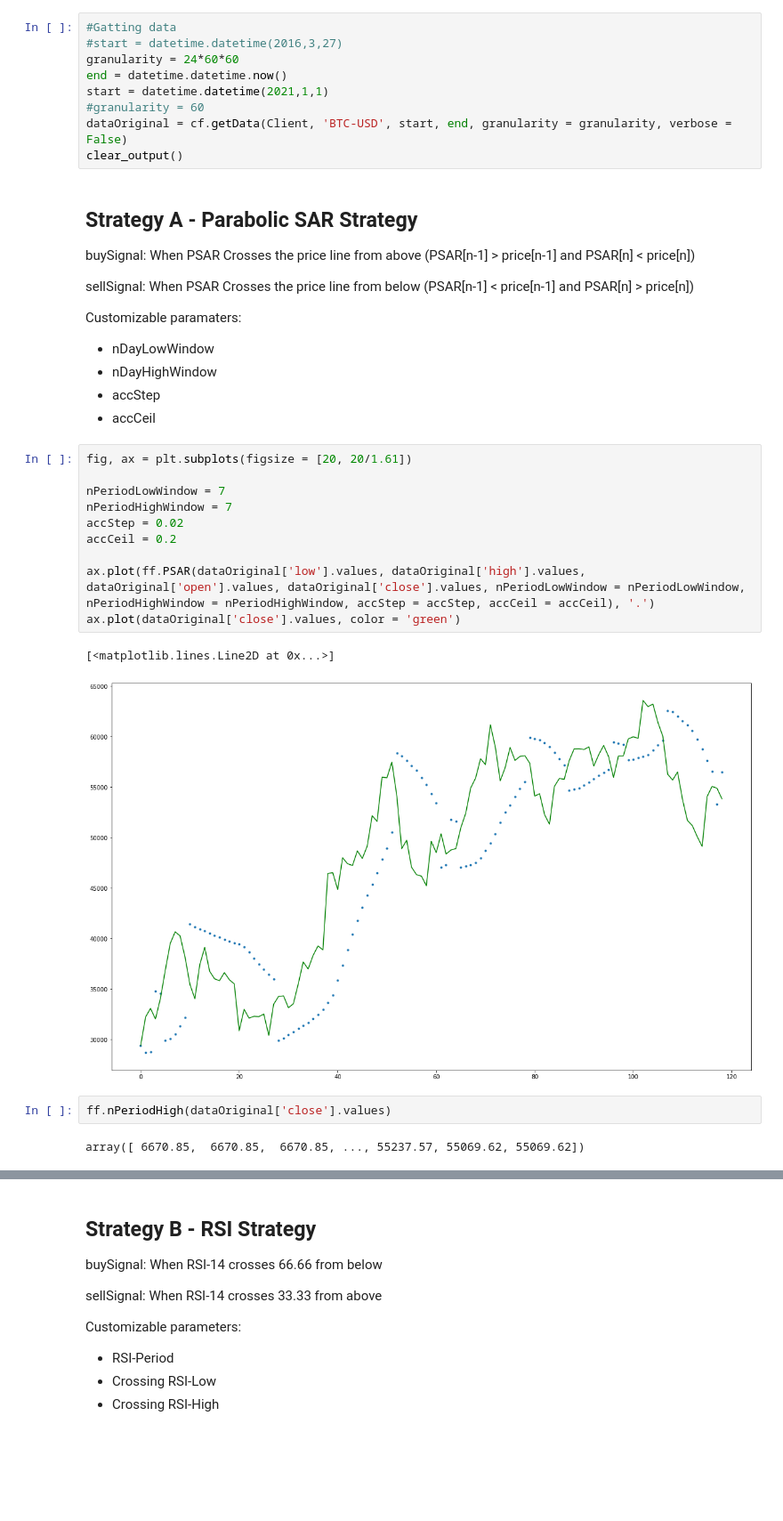
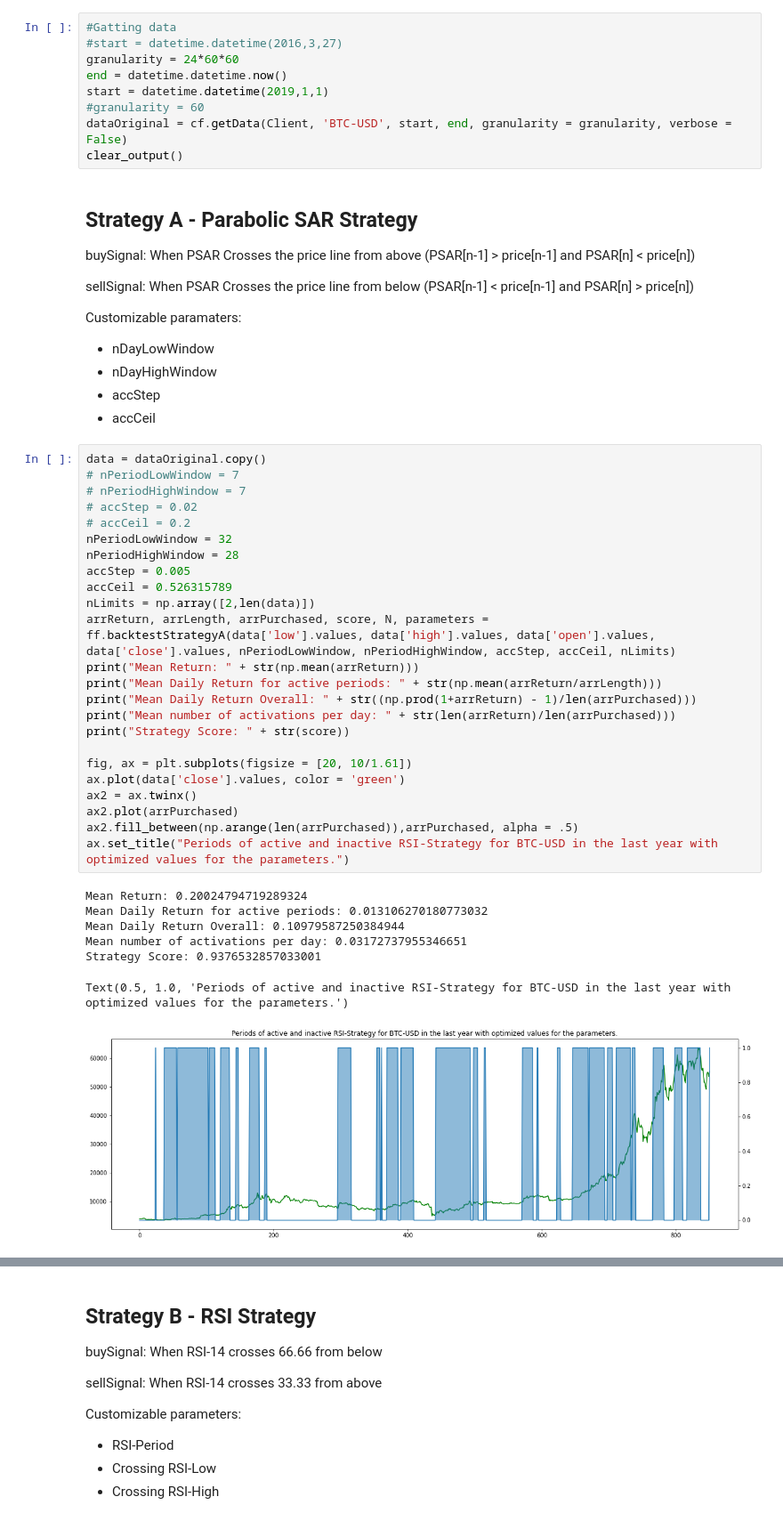
Before and after one commit to Andrerg01/fredinhouTradingBot, a Jupyter notebook: Coinbase_Trader_4.0/src/Prototyping.ipynb, the cells around one changed output, grey strips where cells are left out. Shown at 89% size. Drawn from its saved outputs; the diff is of its cells as text; blank space fills up the shorter version.

```diff
--- a/Coinbase_Trader_4.0/src/Prototyping.ipynb
+++ b/Coinbase_Trader_4.0/src/Prototyping.ipynb
@@ -126,7 +126,7 @@ data
 #start = datetime.datetime(2016,3,27)
 granularity = 24*60*60
 end = datetime.datetime.now()
-start = datetime.datetime(2021,1,1)
+start = datetime.datetime(2019,1,1)
 #granularity = 60
 dataOriginal = cf.getData(Client, 'BTC-USD', start, end, granularity = granularity, verbose = False)
 clear_output()
@@ -142,20 +142,35 @@ Customizable paramaters:
  - nDayHighWindow
  - accStep
  - accCeil
-# %%
-fig, ax = plt.subplots(figsize = [20, 20/1.61])
-
-nPeriodLowWindow = 7
-nPeriodHighWindow = 7
-accStep = 0.02
-accCeil = 0.2
-
-ax.plot(ff.PSAR(dataOriginal['low'].values, dataOriginal['high'].values, dataOriginal['open'].values, dataOriginal['close'].values, nPeriodLowWindow = nPeriodLowWindow, nPeriodHighWindow = nPeriodHighWindow, accStep = accStep, accCeil = accCeil), '.')
-ax.plot(dataOriginal['close'].values, color = 'green')
-# %% [output]
-[<matplotlib.lines.Line2D at 0x...>]
-[figure, removed]
-# %%
-ff.nPeriodHigh(dataOriginal['close'].values)
-# %% [output]
-array([ 6670.85,  6670.85,  6670.85, ..., 55237.57, 55069.62, 55069.62])
+# %%
+data = dataOriginal.copy()
+# nPeriodLowWindow = 7
+# nPeriodHighWindow = 7
+# accStep = 0.02
+# accCeil = 0.2
+nPeriodLowWindow = 32
+nPeriodHighWindow = 28
+accStep = 0.005
+accCeil = 0.526315789
+nLimits = np.array([2,len(data)])
+arrReturn, arrLength, arrPurchased, score, N, parameters = ff.backtestStrategyA(data['low'].values, data['high'].values, data['open'].values, data['close'].values, nPeriodLowWindow, nPeriodHighWindow, accStep, accCeil, nLimits)
+print("Mean Return: " + str(np.mean(arrReturn)))
+print("Mean Daily Return for active periods: " + str(np.mean(arrReturn/arrLength)))
+print("Mean Daily Return Overall: " + str((np.prod(1+arrReturn) - 1)/len(arrPurchased)))
+print("Mean number of activations per day: " + str(len(arrReturn)/len(arrPurchased)))
+print("Strategy Score: " + str(score))
+
+fig, ax = plt.subplots(figsize = [20, 10/1.61])
+ax.plot(data['close'].values, color = 'green')
+ax2 = ax.twinx()
+ax2.plot(arrPurchased)
+ax2.fill_between(np.arange(len(arrPurchased)),arrPurchased, alpha = .5)
+ax.set_title("Periods of active and inactive RSI-Strategy for BTC-USD in the last year with optimized values for the parameters.")
+# %% [output]
+Mean Return: 0.20024794719289324
+Mean Daily Return for active periods: 0.013106270180773032
+Mean Daily Return Overall: 0.10979587250384944
+Mean number of activations per day: 0.03172737955346651
+Strategy Score: 0.9376532857033001
+Text(0.5, 1.0, 'Periods of active and inactive RSI-Strategy for BTC-USD in the last year with optimized values for the parameters.')
+[figure, added]
```
Also changed, not shown: parts of 66 cells of this notebook, 6 other files.
